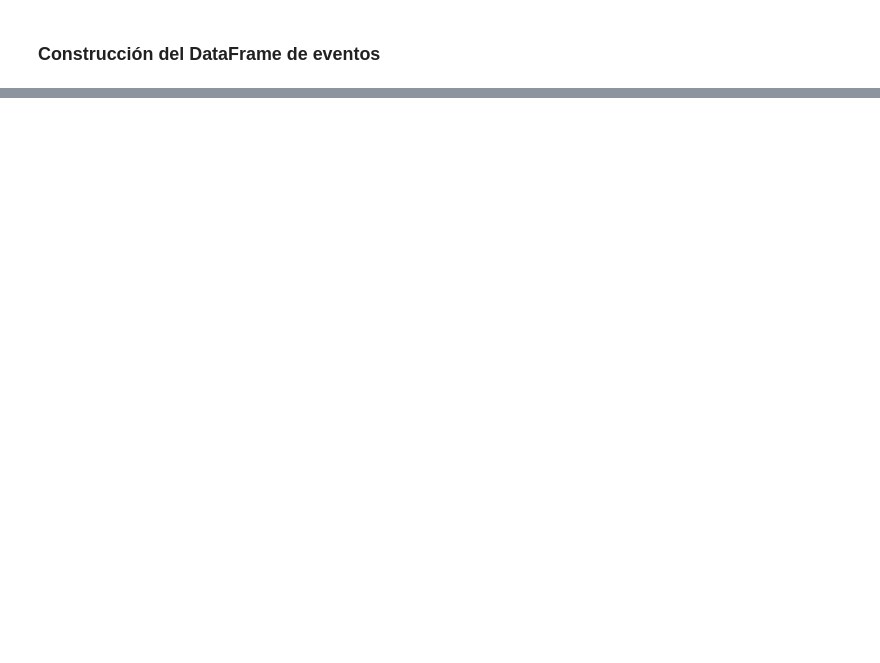
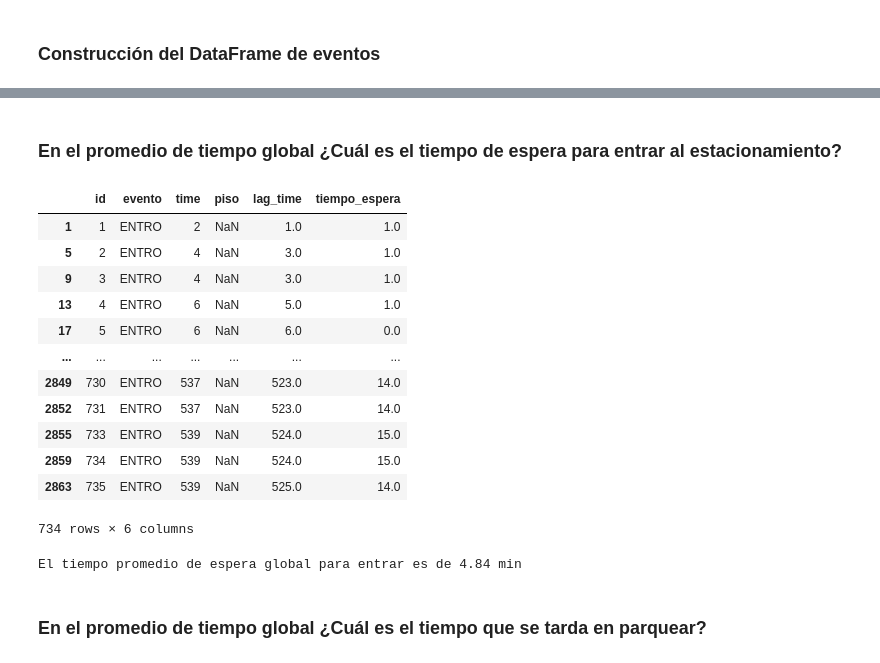
Before and after one commit to jc-vasquez14/Teoria_Simpy, a Jupyter notebook: simpy.ipynb, the cells around one changed output, grey strips where cells are left out. Saved outputs shown, nothing was run; the diff lists cells and outputs as text; code cells hidden in the pictures; blank space fills up the shorter version.

```diff
--- a/simpy.ipynb
+++ b/simpy.ipynb
@@ -229,0 +245,8 @@ simulacion.carros[0].eventos
+# %%
+lista_eventos = []
+for c in simulacion.carros:
+    lista_eventos.append( c.eventos )
+# %%
+df_eventos = pd.concat(lista_eventos)
+df_eventos = df_eventos.reset_index()
+df_eventos.drop( ["index"], axis=1, inplace=True )
@@ -229,0 +278,31 @@ simulacion.carros[0].eventos
+# %% [markdown]
+### En el promedio de tiempo global ¿Cuál es el tiempo de espera para entrar al estacionamiento?
+# %%
+df_eventos["lag_time"] = df_eventos.groupby("id")["time"].shift(1)
+# %%
+df1 = df_eventos.loc[ df_eventos["evento"] == "ENTRO", : ].copy()
+df1["tiempo_espera"] = df1["time"] - df1["lag_time"]
+# %%
+df1
+# %% [output]
+|  | id | evento | time | piso | lag_time | tiempo_espera |
+| 1 | 1 | ENTRO | 2 | NaN | 1.0 | 1.0 |
+| 5 | 2 | ENTRO | 4 | NaN | 3.0 | 1.0 |
+| 9 | 3 | ENTRO | 4 | NaN | 3.0 | 1.0 |
+| 13 | 4 | ENTRO | 6 | NaN | 5.0 | 1.0 |
+| 17 | 5 | ENTRO | 6 | NaN | 6.0 | 0.0 |
+| ... | ... | ... | ... | ... | ... | ... |
+| 2849 | 730 | ENTRO | 537 | NaN | 523.0 | 14.0 |
+| 2852 | 731 | ENTRO | 537 | NaN | 523.0 | 14.0 |
+| 2855 | 733 | ENTRO | 539 | NaN | 524.0 | 15.0 |
+| 2859 | 734 | ENTRO | 539 | NaN | 524.0 | 15.0 |
+| 2863 | 735 | ENTRO | 539 | NaN | 525.0 | 14.0 |
+734 rows × 6 columns
+# %%
+mean = round(float(df1["tiempo_espera"].sum() / df1.shape[0]), 2)
+
+print( f"El tiempo promedio de espera global para entrar es de {mean} min")
+# %% [output]
+El tiempo promedio de espera global para entrar es de 4.84 min
+# %% [markdown]
+### En el promedio de tiempo global ¿Cuál es el tiempo que se tarda en parquear?
```
Also changed, not shown: parts of 32 cells of this notebook, 3 other files.
